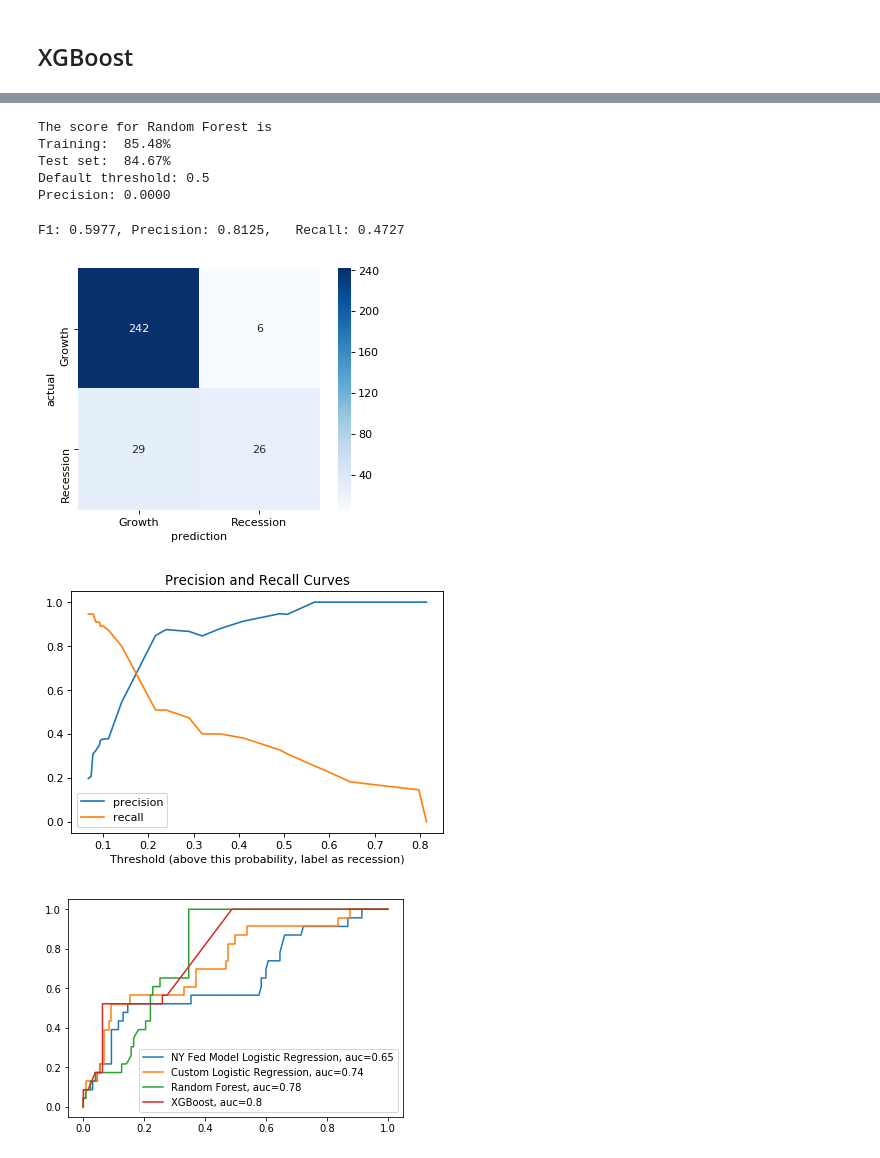
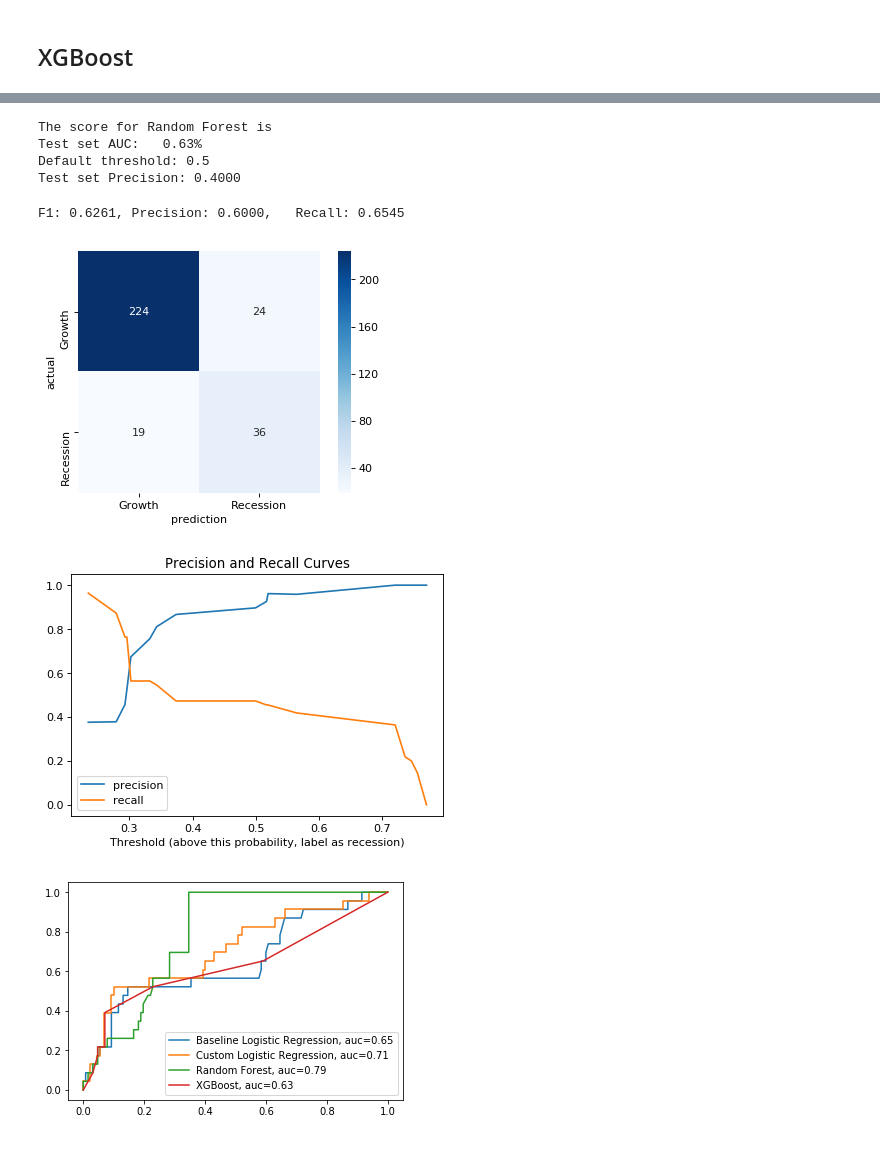
Before and after one commit to nick-cochrane/Project-5, a Jupyter notebook: Additional Modeling.ipynb, the cells around one changed output, grey strips where cells are left out. Cells and saved outputs as stored; diff of their text form; code cells hidden in the pictures.

```diff
--- a/Additional Modeling.ipynb
+++ b/Additional Modeling.ipynb
@@ -73,7 +74,7 @@ test_labels_custom = rolling_6(test_labels)
 rf = RandomForestClassifier(n_estimators = 3000, max_depth = 2, random_state = 10)
 
 # Train the model on training data
-rf.fit(train_features, train_labels);
+rf.fit(train_features, train_labels_custom);
 # %%
 predictions = rf.predict_proba(test_features)
 # %%
@@ -186,7 +180,7 @@ array([[0.55532238, 0.44467762]])
 # %%
 from xgboost import XGBClassifier
 xgbmodel = XGBClassifier(max_depth = 2, learning_rate = 0.03, n_estimators = 300)
-eval_set = [(train_features, train_labels)]
-xgbmodel.fit(train_features, train_labels, eval_metric="error", eval_set=eval_set,
+eval_set = [(train_features, train_labels_custom)]
+xgbmodel.fit(train_features, train_labels_custom, eval_metric="error", eval_set=eval_set,
              early_stopping_rounds = 50, verbose=True)
 # %% [output]
@@ -219,17 +213,14 @@ xgb_proba = xgbmodel.predict_proba(test_features)
 # %%
 y_predict_4 = rf.predict(test_features)
 print("The score for Random Forest is")
-#score returns mean accuracy
-print("Training: {:6.2f}%".format(100*rf.score(train_features, train_labels_custom)))
-print("Test set: {:6.2f}%".format(100*rf.score(test_features, test_labels_custom)))
+print("Test set AUC: {:6.2f}%".format(roc_auc_score(test_labels_custom, xgb_proba[:,1])))
 print("Default threshold: 0.5")
-print("Precision: {:6.4f}".format(precision_score(test_labels_custom, y_predict_4)))
+print("Test set Precision: {:6.4f}".format(precision_score(test_labels_custom, y_predict_4)))
 # %% [output]
 The score for Random Forest is
-Training:  85.48%
-Test set:  84.67%
+Test set AUC:   0.63%
 Default threshold: 0.5
-Precision: 0.0000
+Test set Precision: 0.4000
 # %%
 def make_confusion_matrix(model, threshold=0.3):
     # Predict class 1 if probability of being in class 1 is greater than threshold
@@ -248,8 +239,8 @@ def make_confusion_matrix(model, threshold=0.3):
 # %%
 make_confusion_matrix(xgb, 0.2)
 # %% [output]
-F1: 0.5977, Precision: 0.8125,   Recall: 0.4727
+F1: 0.6261, Precision: 0.6000,   Recall: 0.6545
-[figure, old version]
+[figure, new version]
 # %%
 precision_curve, recall_curve, threshold_curve = precision_recall_curve(train_labels_custom,
                                                                         xgbmodel.predict_proba(train_features)[:,1] )
@@ -263,31 +254,31 @@ plt.title('Precision and Recall Curves')
 
 fig_1 = plt.gcf();
 # %% [output]
-[figure, old version]
+[figure, new version]
 # %%
 plt.figure(0).clf()
 
 fpr, tpr, thresh = metrics.roc_curve(y_test_custom, y_probs_1[:,1])
 auc = metrics.roc_auc_score(y_test_custom, y_probs_1[:,1])
-plt.plot(fpr,tpr,label="NY Fed Model Logistic Regression, auc="+str(round(auc,2)))
+plt.plot(fpr,tpr,label="Baseline Logistic Regression, auc="+str(round(auc,2)))
 
 fpr, tpr, thresh = metrics.roc_curve(y_test_custom, y_probs_2[:,1])
 auc = metrics.roc_auc_score(y_test_custom, y_probs_2[:,1])
 plt.plot(fpr,tpr,label="Custom Logistic Regression, auc="+str(round(auc,2)))
 
 fpr, tpr, thresh = metrics.roc_curve(test_labels_custom, predictions[:,1])
 auc = metrics.roc_auc_score(test_labels_custom, predictions[:,1])
 plt.plot(fpr,tpr,label="Random Forest, auc="+str(round(auc,2)))
 
 fpr, tpr, thresh = metrics.roc_curve(test_labels_custom, xgb_proba[:,1])
 auc = metrics.roc_auc_score(test_labels_custom, xgb_proba[:,1])
 plt.plot(fpr,tpr,label="XGBoost, auc="+str(round(auc,2)))
 
 plt.legend(loc='lower right')
 fig = plt.gcf()
 fig.savefig('Data/ROC_curves', dpi = 300, format='png');
 # %% [output]
-[figure, old version]
+[figure, new version]
 # %%
 fig, ax1 = plt.subplots(figsize=(20,10))
 
```
Also changed, not shown: parts of 9 cells of this notebook, 1 other file.
